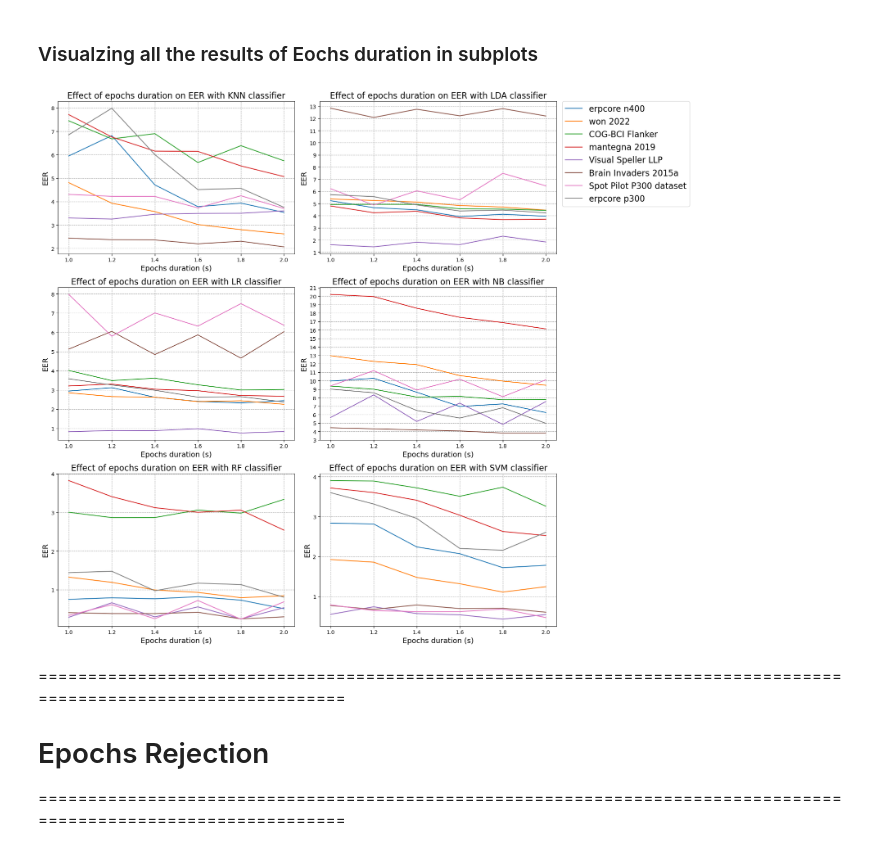
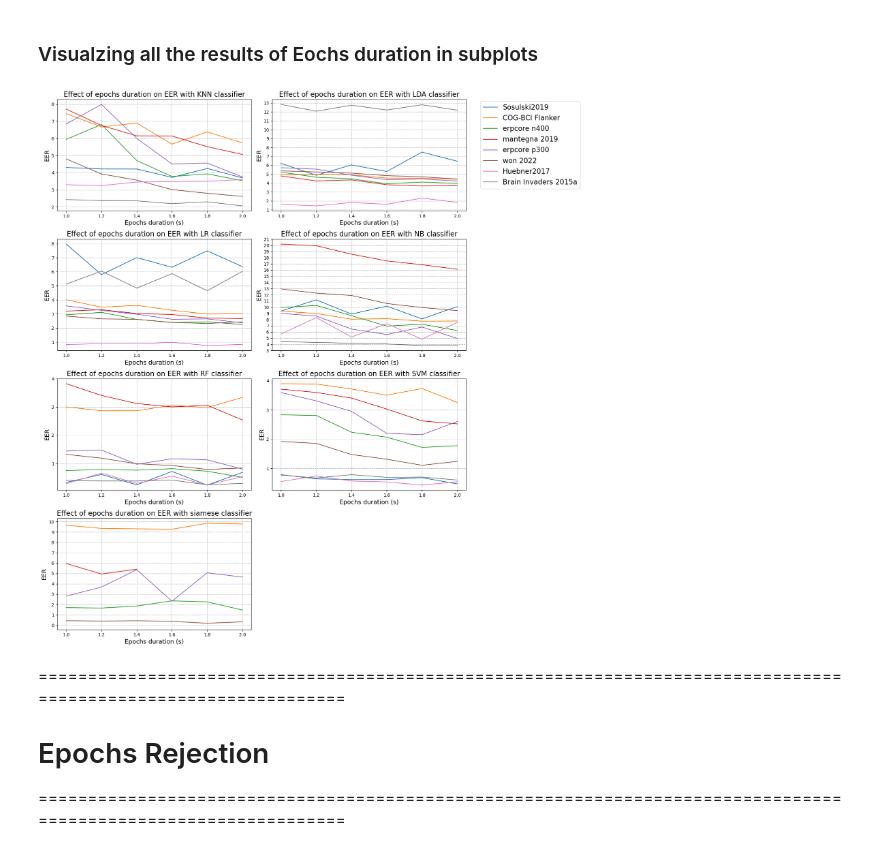
Before and after one commit to Avichaurasia/NeuroIDBench, a Jupyter notebook: Juypter_Notebooks/Experiment_Pre_Processing.ipynb, the cells around one changed output. Cells and saved outputs as stored; diff of their text form; code cells hidden in the pictures.

```diff
--- a/Juypter_Notebooks/Experiment_Pre_Processing.ipynb
+++ b/Juypter_Notebooks/Experiment_Pre_Processing.ipynb
@@ -103,7 +235,30 @@ mantegna_shallow_classifiers_db=pd.read_csv(os.path.join(Mantegna2019_dir, 'Diff
 # %%
 won2022_shallow_classifiers_db=pd.read_csv(os.path.join(Won2022_dir, 'Different_Epochs_Interval', 'Shallow_Classifiers',
                                                       'SOA_shallow_classifiers.csv'))
+
+
+siamese_path=os.path.join(Won2022_dir, 'Different_Epochs_Interval', 'Siamese')
+# List all files in the folder with a .csv extension
+csv_files = [file for file in os.listdir(siamese_path) if file.endswith('.csv')]
+
+# Initialize an empty list to store DataFrames
+dfs = []
+
+# Iterate over each CSV file and read it into a DataFrame
+for csv_file in csv_files:
+    file_path = os.path.join(siamese_path, csv_file)
+    df = pd.read_csv(file_path)
+    dfs.append(df)
+
+# Concatenate all DataFrames into a single DataFrame
+won2022_interval_siamese_df = pd.concat(dfs, ignore_index=True)
+#brain_interval_siamese_df
 # %%
-df_epochs_interval_db=pd.concat([brain_shallow_classifiers_db, erpcoreN400_shallow_classifiers_db, erpcoreP300_shallow_classifiers_db,
-                                    cogbci_shallow_classifiers_db, huebner_shallow_classifiers_db, sosulski_shallow_classifiers_db,
-                                    mantegna_shallow_classifiers_db, won2022_shallow_classifiers_db], axis=0)
+df_epochs_interval_db=pd.concat([brain_shallow_classifiers_db, brain_interval_siamese_df,
+                                 erpcoreN400_shallow_classifiers_db, erpCore_N400_interval_siamese_df,
+                                 erpcoreP300_shallow_classifiers_db, erpCore_P300_interval_siamese_df,
+                                    cogbci_shallow_classifiers_db, cogbci_interval_siamese_df,
+                                 huebner_shallow_classifiers_db,
+                                 sosulski_shallow_classifiers_db, sosulski_interval_siamese_df,
+                                    mantegna_shallow_classifiers_db, mantegna_interval_siamese_df,
+                                 won2022_shallow_classifiers_db, won2022_interval_siamese_df], axis=0)
@@ -120,4 +281,4 @@ array(['Brain Invaders 2015a', 'erpcore n400', 'erpcore p300',
        'COG-BCI Flanker', 'Visual Speller LLP', 'Spot Pilot P300 dataset',
        'mantegna 2019', 'won 2022'], dtype=object)
 # %%
-df_epochs_interval_db['dataset'].replace({'Visual Speller LLP': "Huebner2017", 'Spot Pilot P300 dataset':'Sosulski2019'})
+df_epochs_interval_db['dataset'].replace({'Visual Speller LLP': "Huebner2017", 'Spot Pilot P300 dataset':'Sosulski2019'}, inplace=True)
@@ -207,7 +321,7 @@ import matplotlib.pyplot as plt
 import numpy as np
 
 # Create subplots for each pipeline
-fig, axs = plt.subplots(3, 2, figsize=(14, 15))
+fig, axs = plt.subplots(4, 2, figsize=(14, 18))
 
 # Flatten the 2D array of subplots for easy iteration
 axs = axs.flatten()
@@ -218,34 +332,35 @@ legend_handles = []
 # Iterate over each pipeline
 for i, pipeline in enumerate(grouped_epochs_interval_df.pipeline.unique()):
     db = grouped_epochs_interval_df[grouped_epochs_interval_df['pipeline'] == pipeline]
     db['eer'] = db['eer'].astype('float64')
 
     # Choose the subplot for the current pipeline
     ax = axs[i]
 
     for dataset in set(db['dataset']):
         dataset_data = db[db['dataset'] == dataset]
         line, = ax.plot(dataset_data['epochs_duration'], dataset_data['eer'], label=dataset)
         legend_handles.append(line)
 
     # Set labels and title
     ax.set_xlabel('Epochs duration (s)', fontsize=14)
     ax.set_ylabel('EER', fontsize=14)
     ax.set_title("Effect of epochs duration on EER with "+ pipeline+" classifier", fontsize=16)
 
     # Set y-axis ticks at intervals of 1
     ax.yaxis.set_major_locator(plt.MultipleLocator(base=1))
     ax.grid(True, ls="--", lw=0.8)
 
 # Create a legend outside the subplots
 fig.legend(legend_handles, set(grouped_epochs_interval_df['dataset']), loc='upper right', bbox_to_anchor=(1.25, 0.98), fontsize=12, prop={'size': 16})
 plt.subplots_adjust(right=0.60)  # Adjust layout to make room for the legend
 
 # Adjust layout
 plt.tight_layout()
+fig.delaxes(axs[7])
 plt.show()
 # %% [output]
-[figure, old version]
+[figure, new version]
 # %% [markdown]
 ================================================================================================================
 
```
Also changed, not shown: parts of 20 cells of this notebook, 32 other files.
